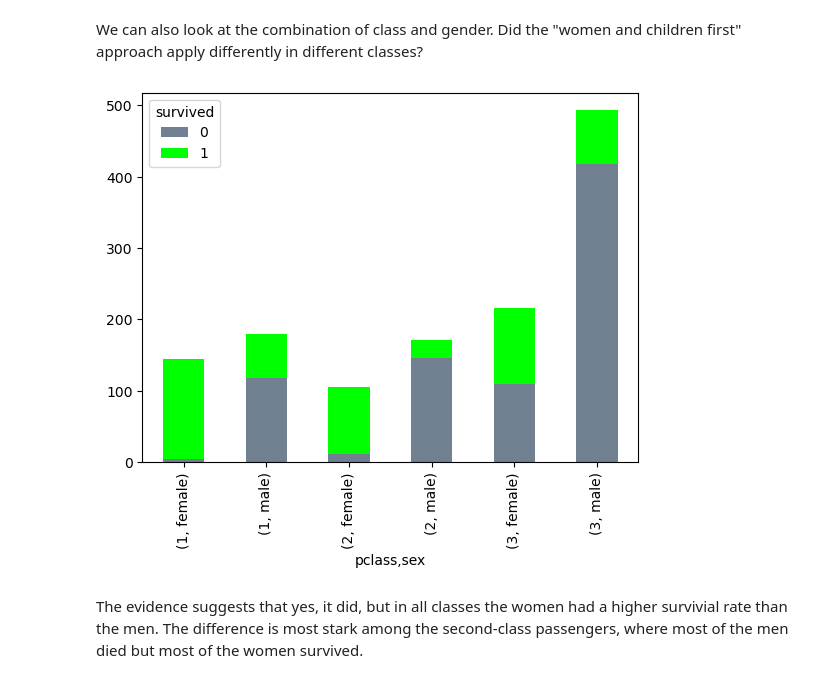
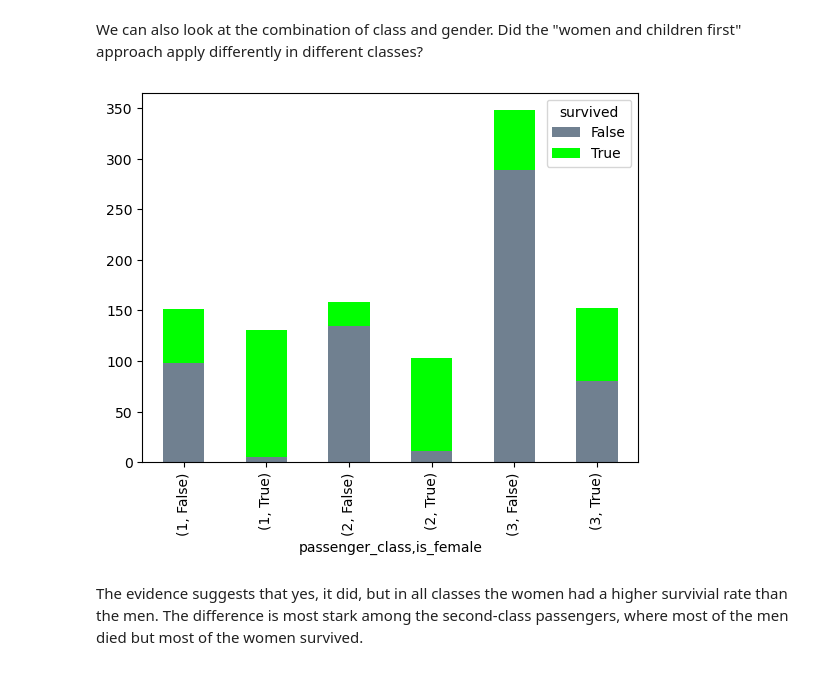
Before and after one commit to NeilNjae/nominet-quick-start-ai, a Jupyter notebook: titanic-survivors/titanic.ipynb, the cells around one changed output. Drawn from its saved outputs; the diff is of its cells as text; code cells hidden in the pictures.

```diff
--- a/titanic-survivors/titanic.ipynb
+++ b/titanic-survivors/titanic.ipynb
@@ -98,9 +98,9 @@ There's a clear difference among the classes, with a much higher proportion of f
 # %% [markdown]
 We can also look at the combination of class and gender. Did the "women and children first" approach apply differently in different classes?
 # %%
-titanic_data[['pclass', 'sex', 'survived']].value_counts().sort_index().unstack().plot.bar(stacked=True, color=['slategray', 'lime']);
+titanic_data[['passenger_class', 'is_female', 'survived']].value_counts().sort_index().unstack().plot.bar(stacked=True, color=['slategray', 'lime']);
 # %% [output]
-[figure, old version]
+[figure, new version]
 # %% [markdown]
 The evidence suggests that yes, it did, but in all classes the women had a higher survivial rate than the men. The difference is most stark among the second-class passengers, where most of the men died but most of the women survived.
 # %% [markdown]
```
Also changed, not shown: parts of 82 cells of this notebook, 8 other files.
